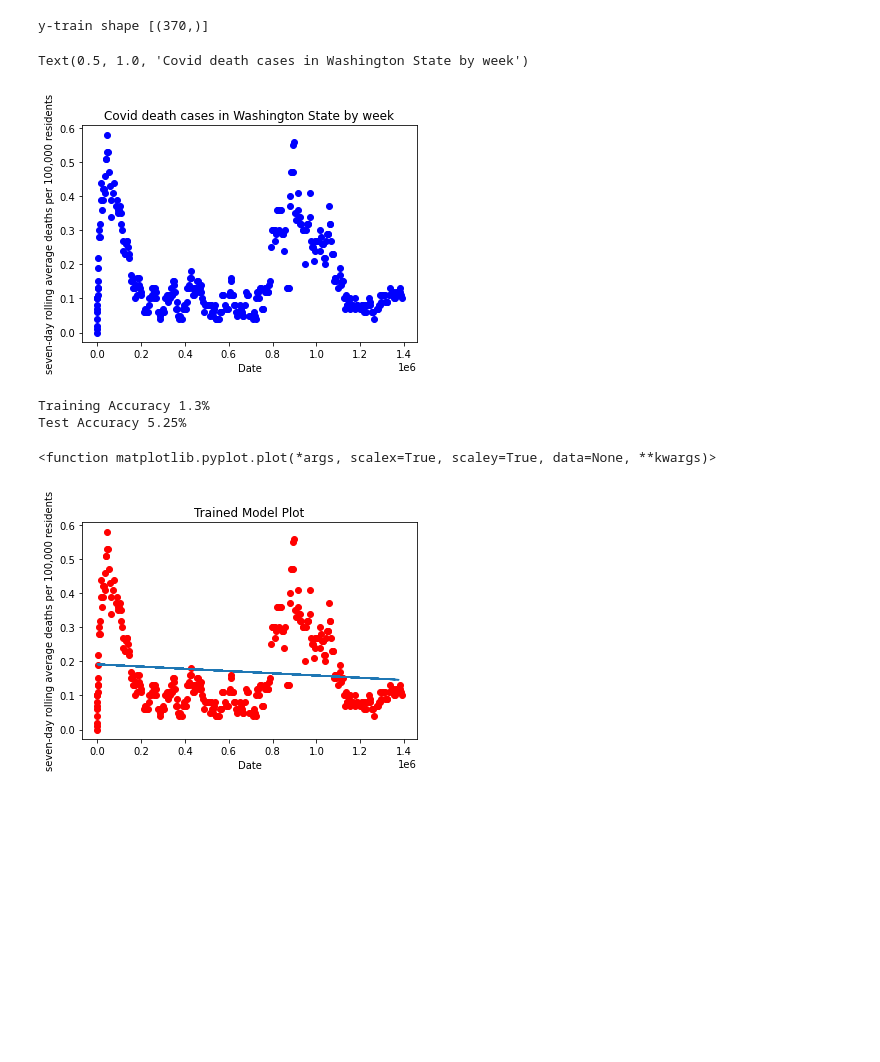
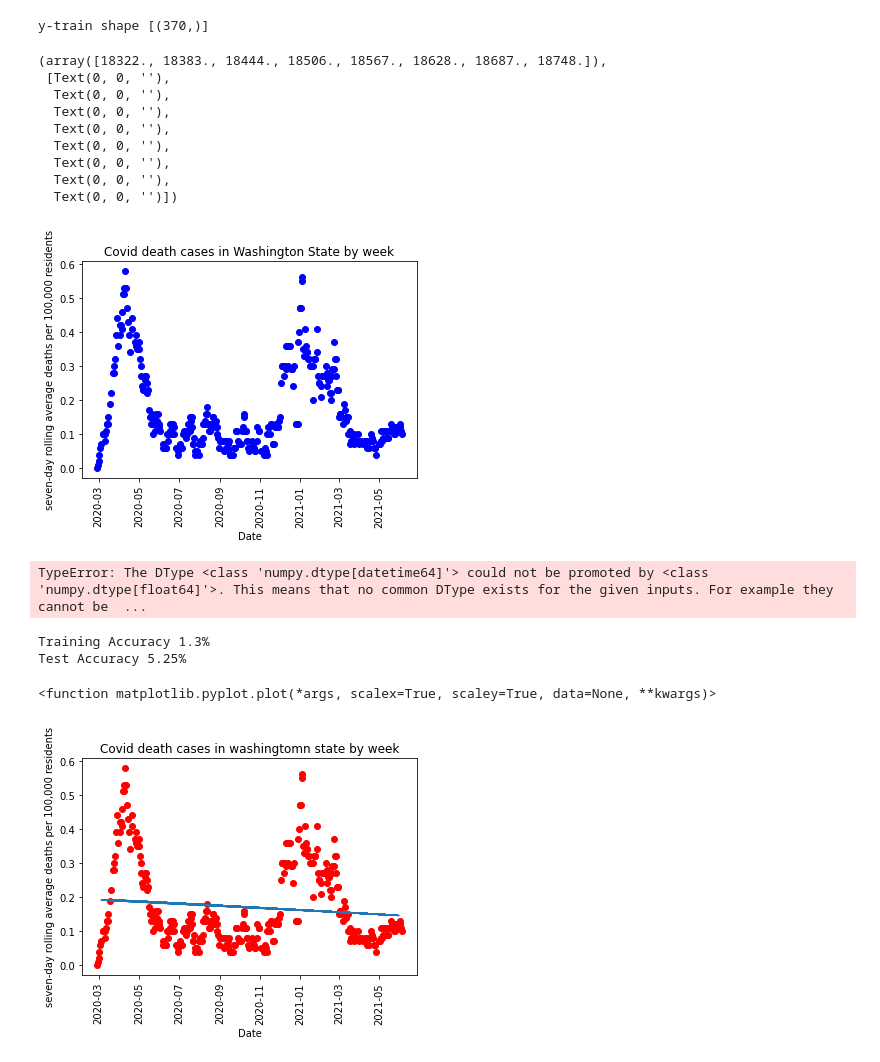
Before and after one commit to WondwosenTsige/linear-regression, a Jupyter notebook: regression.ipynb, the cells around one changed output. Cells and saved outputs as stored; diff of their text form; code cells hidden in the pictures; blank space fills up the shorter version.

```diff
--- a/regression.ipynb
+++ b/regression.ipynb
@@ -76,7 +76,7 @@ county
 | 1388582 | 2021-06-04 | USA-53033 | King | Washington | 122.0 | 108.43 | 4.81 | 2.0 | 2.29 | ... |
 463 rows × 10 columns
 # %%
-X = county["date"].index.values
+X = county["date"].values
 y = county["deaths_avg_per_100k"].values
 # %%
 X
@@ -158,18 +158,28 @@ print(f'y-train shape [{y_train.shape}]')
 # %% [output]
 y-train shape [(370,)]
 # %%
+plt.xticks(rotation = 90)
 plt.scatter(x_train, y_train, color='blue')
 plt.xlabel("Date")
 plt.ylabel("seven-day rolling average deaths per 100,000 residents")
 plt.title("Covid death cases in Washington State by week")
-#plt.xticks(rotation = 90)
 # %% [output]
-Text(0.5, 1.0, 'Covid death cases in Washington State by week')
+(array([18322., 18383., 18444., 18506., 18567., 18628., 18687., 18748.]),
+ [Text(0, 0, ''),
+  Text(0, 0, ''),
+  Text(0, 0, ''),
+  Text(0, 0, ''),
+  Text(0, 0, ''),
+  Text(0, 0, ''),
+  Text(0, 0, ''),
+  Text(0, 0, '')])
-[figure, old version]
+[figure, new version]
 # %%
 lm = LinearRegression()
 lm.fit(x_train, y_train)
 y_predict = lm.predict(x_test)
+# %% [output]
+TypeError: The DType <class 'numpy.dtype[datetime64]'> could not be promoted by <class 'numpy.dtype[float64]'>. This means that no common DType exists for the given inputs. For example they cannot be  ...
 # %%
 print(f'Training Accuracy {round(lm.score(x_train, y_train) * 100,2)}%')
 print(f'Test Accuracy {round(lm.score(x_test, y_test) * 100,2)}%')
@@ -177,12 +187,13 @@ print(f'Test Accuracy {round(lm.score(x_test, y_test) * 100,2)}%')
 Training Accuracy 1.3%
 Test Accuracy 5.25%
 # %%
+plt.xticks(rotation = 90)
 plt.scatter(x_train, y_train, color='red')
 plt.plot(x_test, y_predict)
 plt.xlabel("Date")
 plt.ylabel('seven-day rolling average deaths per 100,000 residents')
-plt.title("Trained Model Plot")
+plt.title("Covid death cases in washingtomn state by week")
 plt.plot
 # %% [output]
 <function matplotlib.pyplot.plot(*args, scalex=True, scaley=True, data=None, **kwargs)>
-[figure, old version]
+[figure, new version]
```
Also changed, not shown: parts of 3 cells of this notebook.
